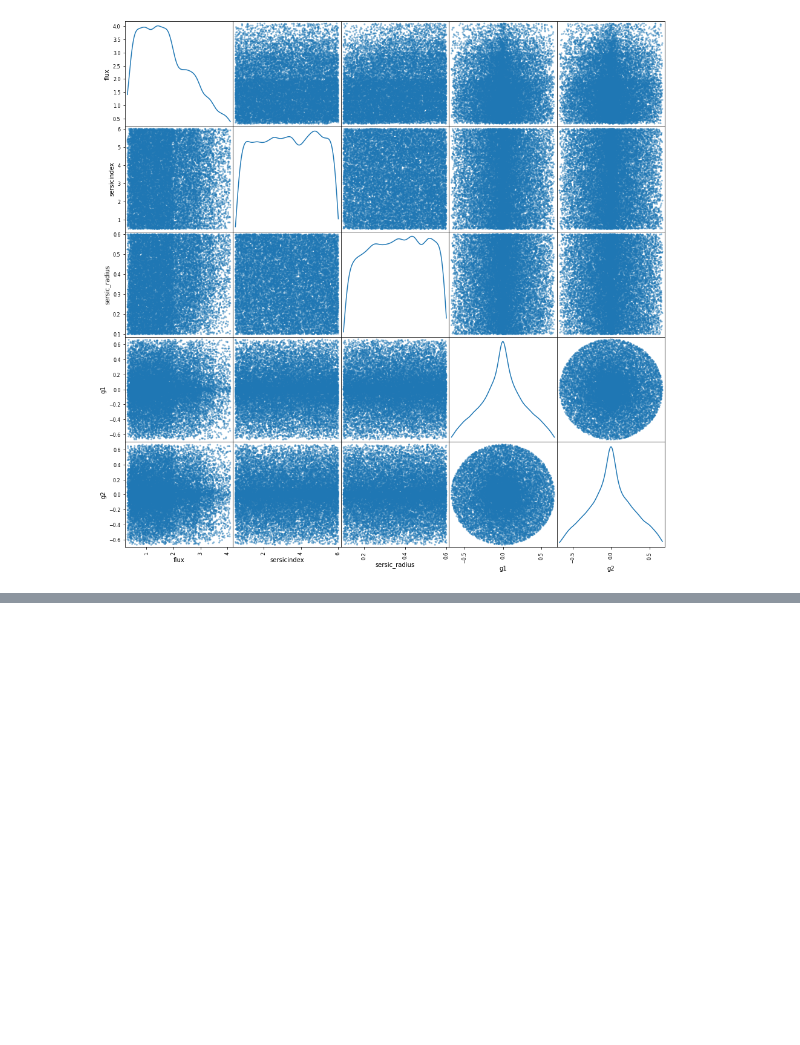
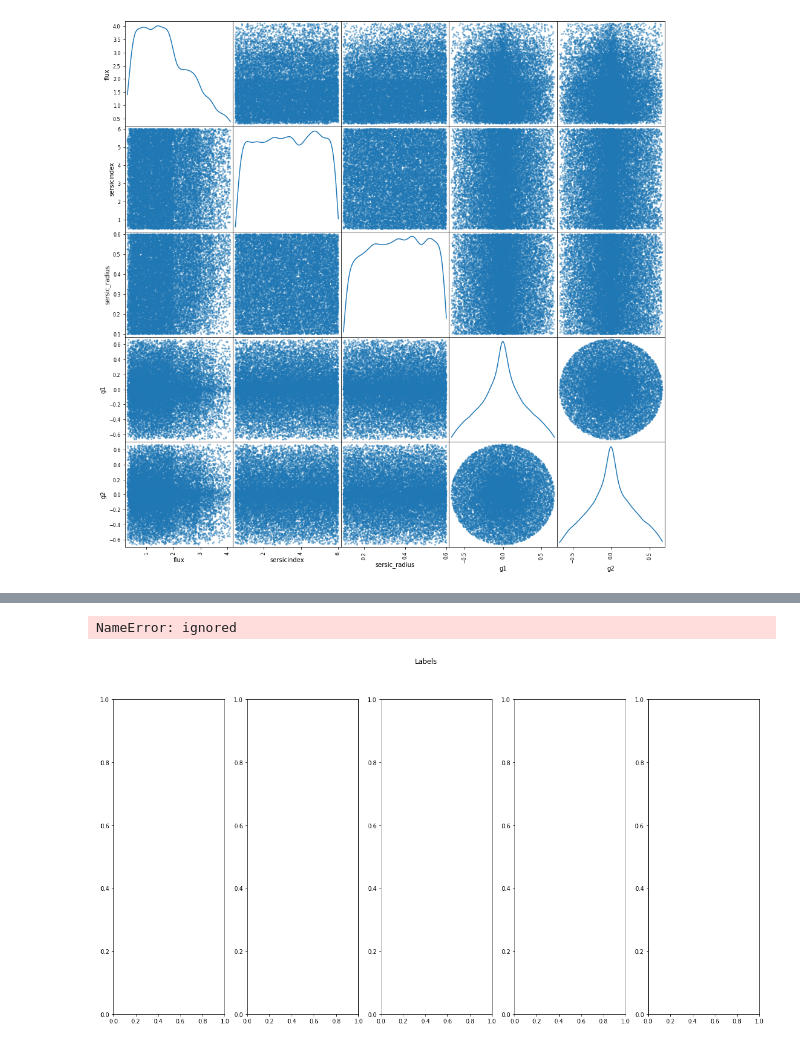
Before and after one commit to asanneh/CS109B_Final_Project_Group_35, a Jupyter notebook: CS109B_Final_Project_Group_35.ipynb, the cells around one changed output, grey strips where cells are left out. Saved outputs shown, nothing was run; the diff lists cells and outputs as text; code cells hidden in the pictures; blank space fills up the shorter version.

```diff
--- a/CS109B_Final_Project_Group_35.ipynb
+++ b/CS109B_Final_Project_Group_35.ipynb
@@ -137,0 +164,17 @@ pd.plotting.scatter_matrix(label_df, figsize=(16, 16), diagonal='kde');
+# %%
+fig, ax = plt.subplots(1,5, figsize=(20,10));
+fig.suptitle('Labels')
+
+ax[0].boxplot(label[:, 0]);
+ax[0].set_title('Flux')
+ax[1].boxplot(label[:, 1]);
+ax[1].set_title('Sersic Index')
+ax[2].boxplot(label[:, 2]);
+ax[2].set_title('Sersic Radius')
+ax[3].boxplot(label[:, 3]);
+ax[3].set_title('g1')
+ax[4].boxplot(label[:, 4]);
+ax[4].set_title('g2')
+# %% [output]
+NameError: ignored
+[figure, added]
```
Also changed, not shown: parts of 6 cells of this notebook.
